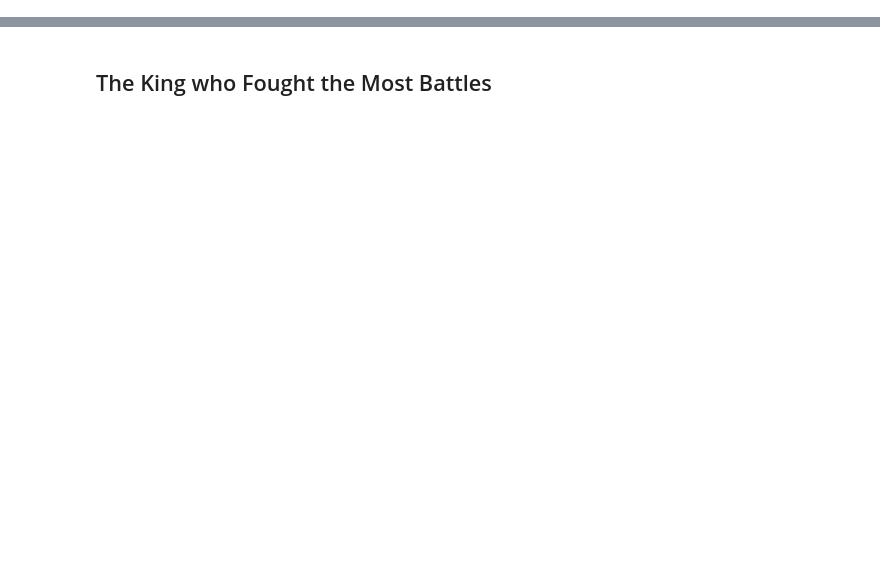
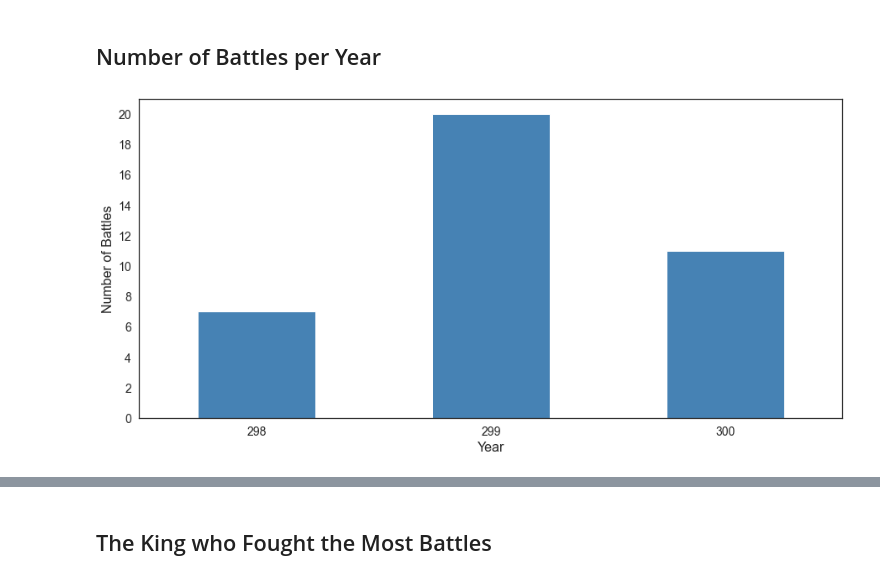
Before and after one commit to ydDianYu/Game_of_Thrones_Data_Analysis, a Jupyter notebook: battles-analysis.ipynb, the cells around one changed output, grey strips where cells are left out. Cells and saved outputs as stored; diff of their text form; code cells hidden in the pictures; blank space fills up the shorter version.

Commit message:
Add analyses by year. Update analysis about houses

```diff
--- a/battles-analysis.ipynb
+++ b/battles-analysis.ipynb
@@ -19,0 +27,7 @@ battles.head()
+# %% [markdown]
+## Number of Battles per Year
+# %%
+p = battles.groupby("year").count()["battle_number"].plot.bar(rot = 0, color = "steelblue")
+_ = p.set(xlabel = "Year", ylabel = "Number of Battles"), plt.yticks(range(0, 21, 2))
+# %% [output]
+[figure, added]
```
Also changed, not shown: parts of 12 cells of this notebook.
